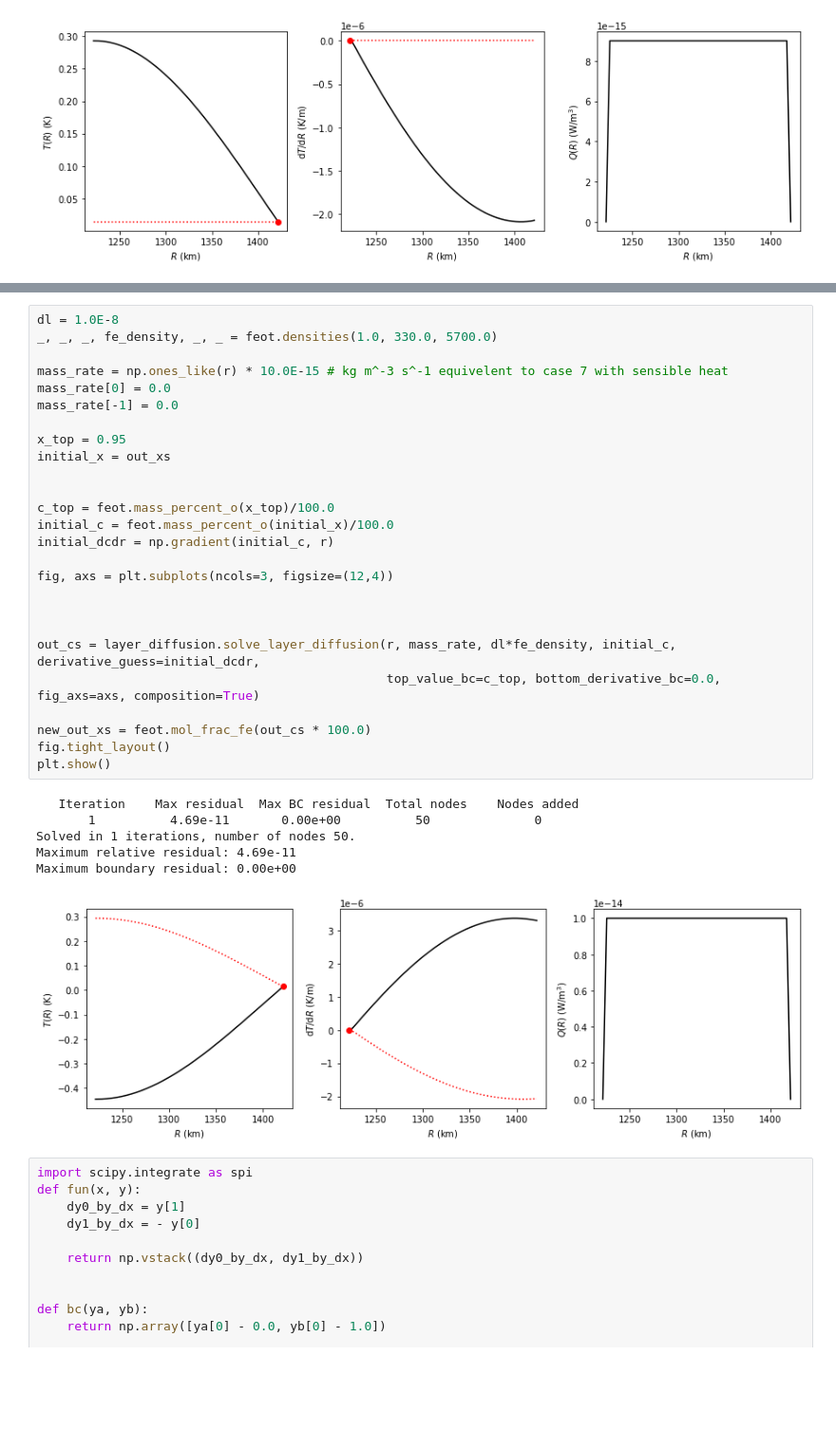
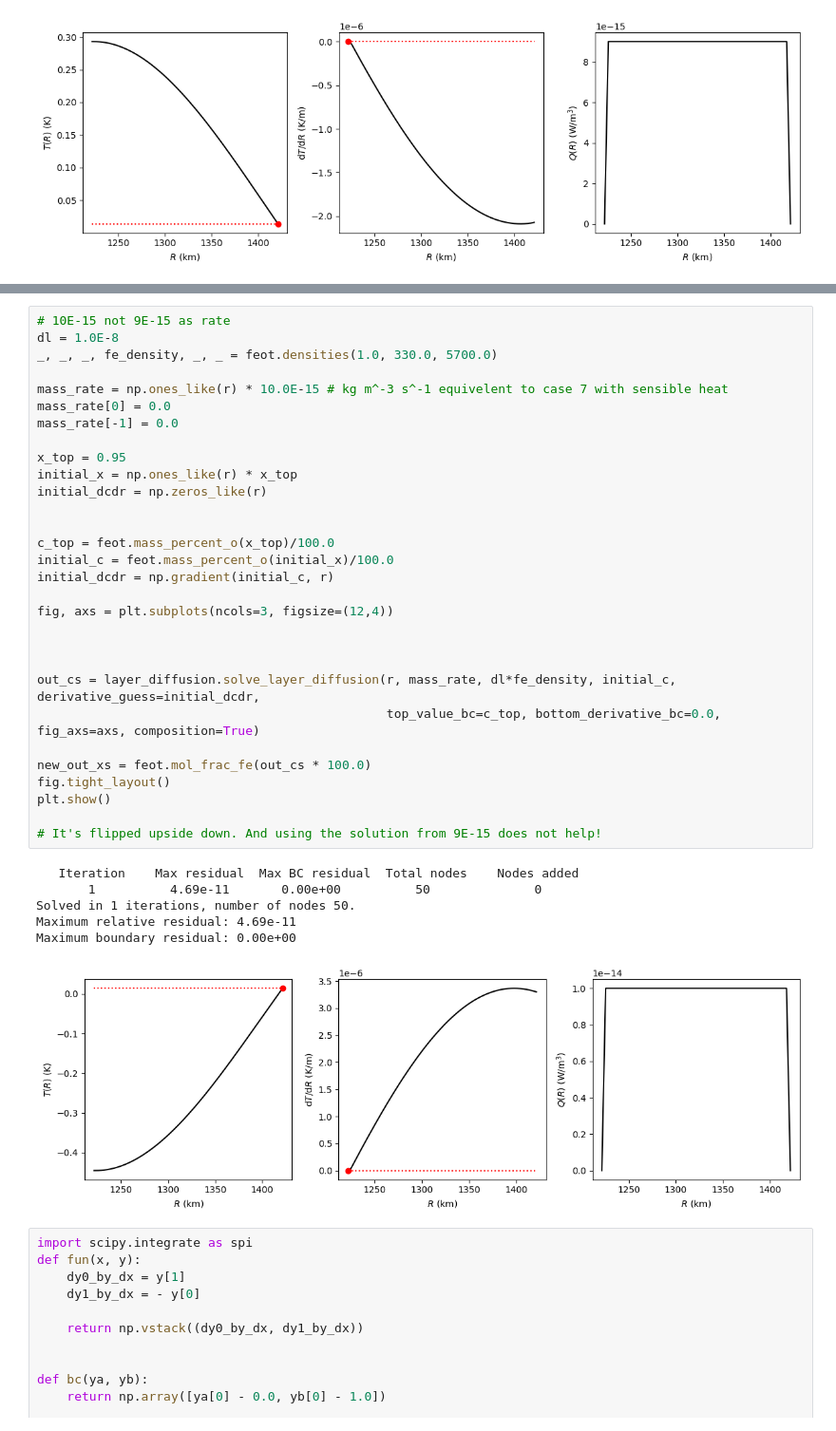
Before and after one commit to andreww/slurry, a Jupyter notebook: f-layer-diffusion.ipynb, the cells around one changed output, grey strips where cells are left out. Shown at 95% size. Drawn from its saved outputs; the diff is of its cells as text; blank space fills up the shorter version.

```diff
--- a/f-layer-diffusion.ipynb
+++ b/f-layer-diffusion.ipynb
@@ -459,36 +485,40 @@ Maximum boundary residual: 0.00e+00
 # %%
+# 10E-15 not 9E-15 as rate
 dl = 1.0E-8
 _, _, _, fe_density, _, _ = feot.densities(1.0, 330.0, 5700.0)
 
 mass_rate = np.ones_like(r) * 10.0E-15 # kg m^-3 s^-1 equivelent to case 7 with sensible heat
 mass_rate[0] = 0.0
 mass_rate[-1] = 0.0
 
 x_top = 0.95
-initial_x = out_xs
+initial_x = np.ones_like(r) * x_top
+initial_dcdr = np.zeros_like(r)
 
 
 c_top = feot.mass_percent_o(x_top)/100.0
 initial_c = feot.mass_percent_o(initial_x)/100.0
 initial_dcdr = np.gradient(initial_c, r)
 
 fig, axs = plt.subplots(ncols=3, figsize=(12,4))
 
 
 
 out_cs = layer_diffusion.solve_layer_diffusion(r, mass_rate, dl*fe_density, initial_c, derivative_guess=initial_dcdr,
                                                top_value_bc=c_top, bottom_derivative_bc=0.0, fig_axs=axs, composition=True)
 
 new_out_xs = feot.mol_frac_fe(out_cs * 100.0)
 fig.tight_layout()
 plt.show()
+
+# It's flipped upside down. And using the solution from 9E-15 does not help!
 # %% [output]
    Iteration    Max residual  Max BC residual  Total nodes    Nodes added
        1          4.69e-11       0.00e+00          50              0
 Solved in 1 iterations, number of nodes 50.
 Maximum relative residual: 4.69e-11
 Maximum boundary residual: 0.00e+00
-[figure, old version]
+[figure, new version]
 # %%
 import scipy.integrate as spi
 def fun(x, y):
```
Also changed, not shown: parts of 7 cells of this notebook.
